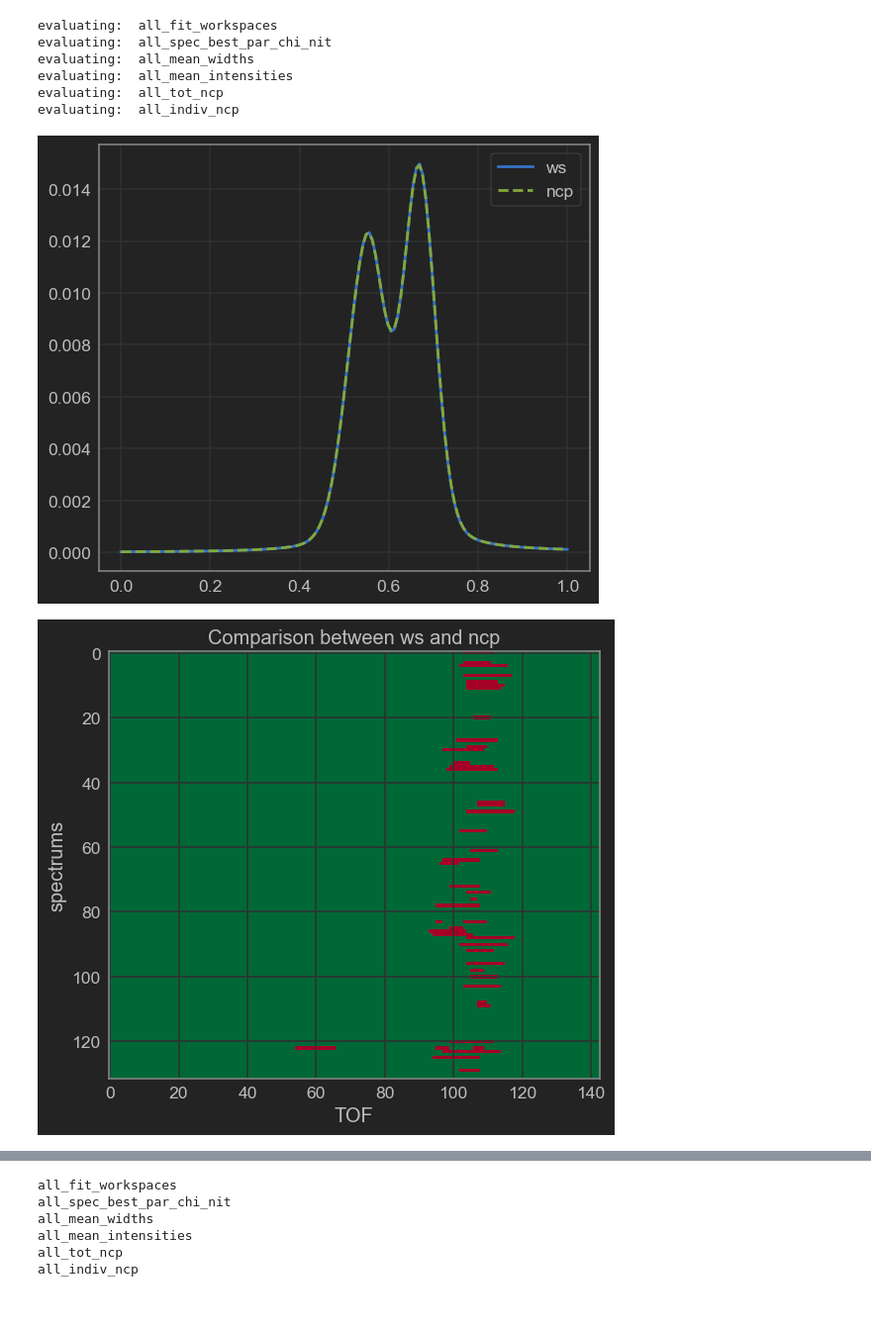
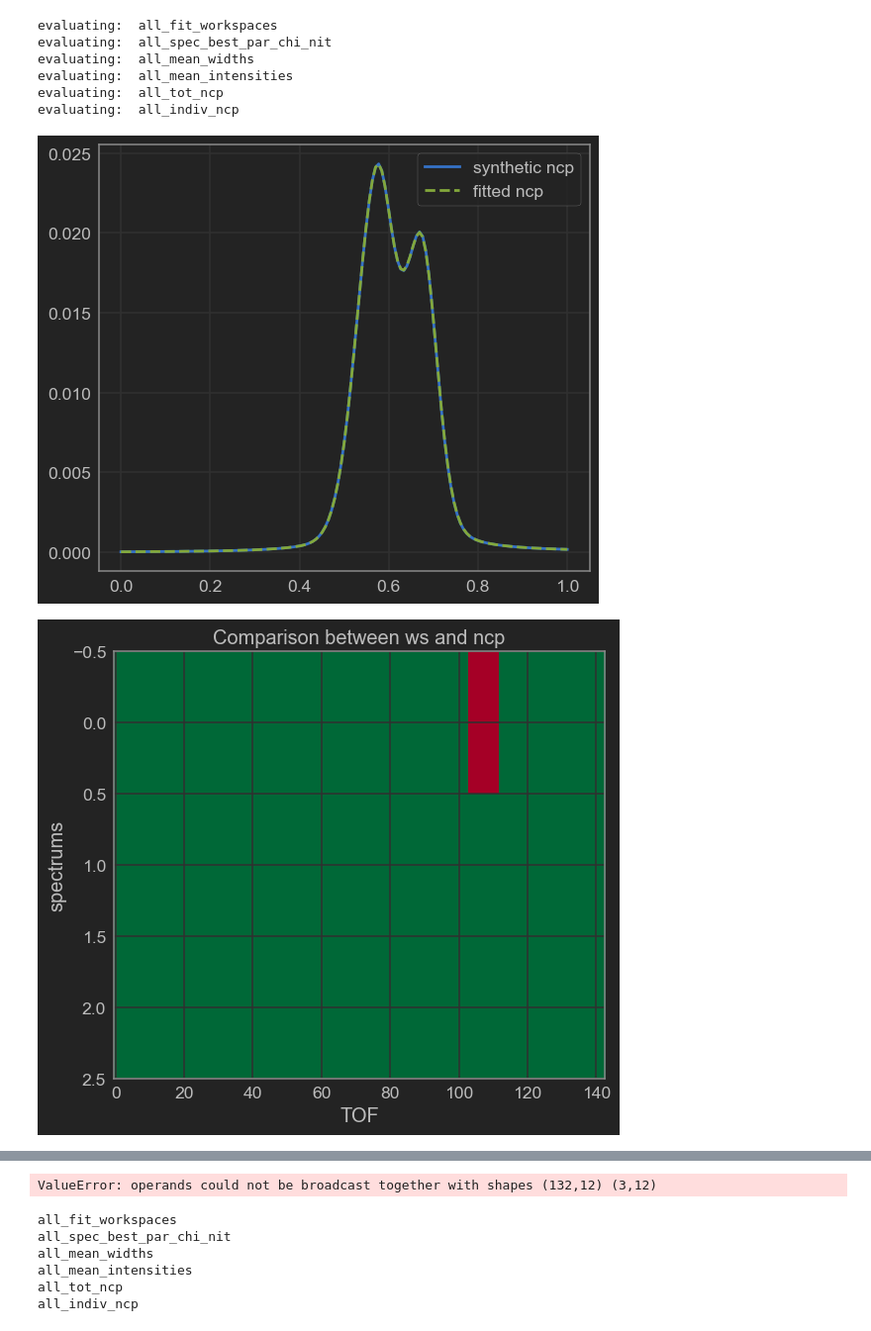
Before and after one commit to mantidproject/vesuvio, a Jupyter notebook: backward/fitting_synthetic_ncp.ipynb, the cells around one changed output, grey strips where cells are left out. Shown at 99% size. Drawn from its saved outputs; the diff is of its cells as text; code cells hidden in the pictures.

```diff
--- a/backward/fitting_synthetic_ncp.ipynb
+++ b/backward/fitting_synthetic_ncp.ipynb
@@ -52,40 +55,41 @@ import numpy as np
 import matplotlib.pyplot as plt
 from jupyterthemes import jtplot
 jtplot.style()
-syn = np.load(r"C:\Users\guijo\Desktop\work_repos\scatt_scripts\backward\runs_data\opt_spec3-134_iter4_ncp_nightlybuild_synthetic_fit.npz")
+syn = np.load(r"C:\Users\guijo\Desktop\work_repos\scatt_scripts\backward\runs_data\opt_spec3-134_iter4_ncp_nightlybuild_synthetic.npz")
 
 ws = syn["all_fit_workspaces"][0, :, :-1]
 ncp = syn["all_tot_ncp"][0]
 
 
 x = np.linspace(0, 1, len(ncp[0]))
 plt.figure(3)
-plt.plot(x, ws[3], label="ws", linewidth = 2)
-plt.plot(x, ncp[3], "--", label="ncp", linewidth = 2)
+spec_idx = 1
+plt.plot(x, ws[spec_idx], label="synthetic ncp", linewidth = 2)
+plt.plot(x, ncp[spec_idx], "--", label="fitted ncp", linewidth = 2)
 plt.legend()
 plt.show()
 
 opt = np.load(r"C:\Users\guijo\Desktop\work_repos\scatt_scripts\backward\runs_data\opt_spec3-134_iter4_ncp_nightlybuild.npz")
 
 opt_pars = opt["all_spec_best_par_chi_nit"][0][:, 1:-2]
 syn_pars = syn["all_spec_best_par_chi_nit"][0][:, 1:-2]
 
 #np.testing.assert_allclose(opt_pars, syn_pars, rtol=0.1)
 ncp_mask = np.isclose(ws, ncp, rtol=0.01, equal_nan = True)
 plt.figure(0)
 plt.imshow(ncp_mask, aspect="auto", cmap=plt.cm.RdYlGn, interpolation="nearest", norm=None)
 plt.title("Comparison between ws and ncp")
 plt.xlabel("TOF")
 plt.ylabel("spectrums")
 plt.show()
 
 pars_mask = np.isclose(opt_pars, syn_pars, rtol=0.01, equal_nan=True)
 fig = plt.figure(1)
 plt.imshow(pars_mask, aspect="auto", cmap=plt.cm.RdYlGn, interpolation="nearest", norm=None)
 plt.title("Comparison between parameters of ws and ncp")
 plt.xlabel("12 best fit parameters (intensity, width, position)")
 plt.ylabel("spectrums")
 plt.show()
 # %% [output]
-[figure, old version]
+[figure, new version]
-[figure, old version]
+[figure, new version]
@@ -93,3 +96,4 @@ plt.show()
+ValueError: operands could not be broadcast together with shapes (132,12) (3,12)
 # %%
 import numpy as np
 syn = np.load(r"C:\Users\guijo\Desktop\work_repos\scatt_scripts\backward\runs_data\opt_spec3-134_iter4_ncp_nightlybuild_clean.npz")
```
Also changed, not shown: parts of 2 cells of this notebook, 2 other files.
